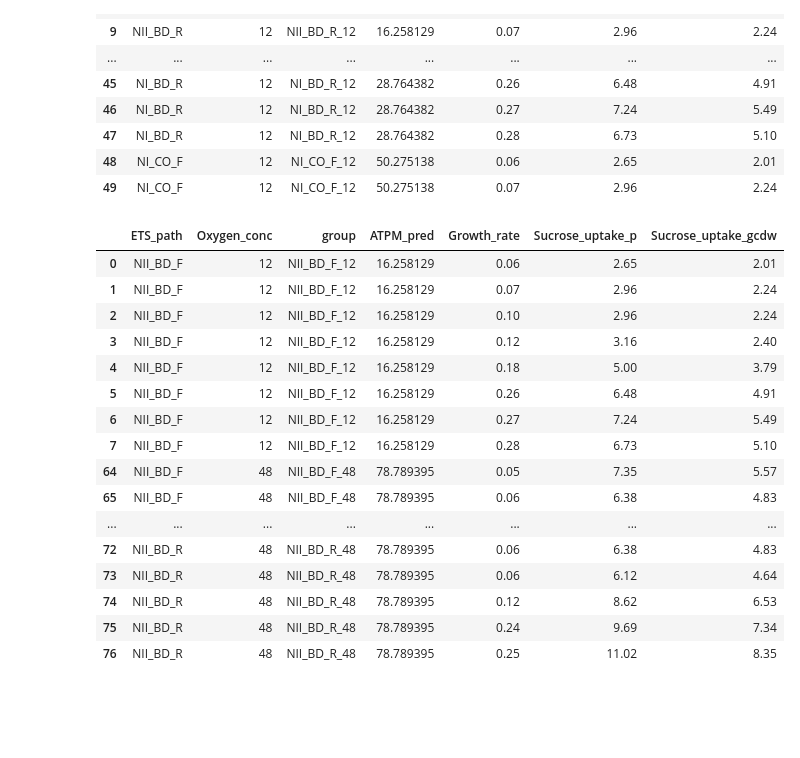
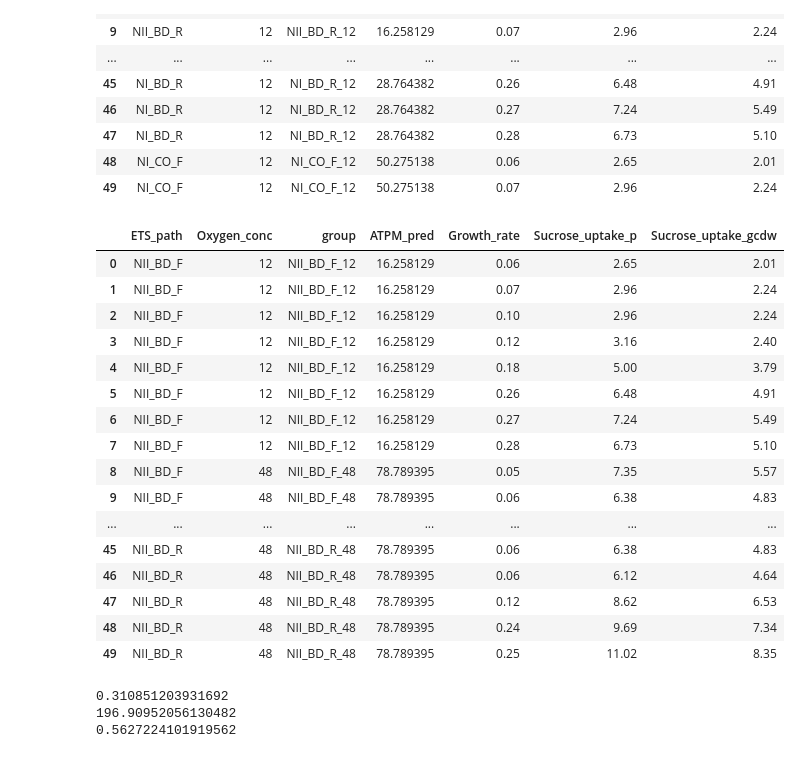
Before and after one commit to alexander-alleman/Azotobactervinelandii_metabolicmodel, a Jupyter notebook: Notebooks/ATPM_compare.ipynb, the cells around one changed output. Drawn from its saved outputs; the diff is of its cells as text; code cells hidden in the pictures; blank space fills up the shorter version.

```diff
--- a/Notebooks/ATPM_compare.ipynb
+++ b/Notebooks/ATPM_compare.ipynb
@@ -130,22 +140,22 @@ def ATP_ratio(df, ATP_total):
 # %%
-ATPM_pred_final = ATPM_pred_merge.sort_values(by=['ETS_path', 'Oxygen_conc'])
+ATPM_pred_final = ATPM_pred_merge.sort_values(by=['ETS_path', 'Oxygen_conc'],ignore_index=True)
 ATPM_pred_final.head(50)
 # %% [output]
 |  | ETS_path | Oxygen_conc | group | ATPM_pred | Growth_rate | Sucrose_uptake_p | Sucrose_uptake_gcdw |
 | 0 | NII_BD_F | 12 | NII_BD_F_12 | 16.258129 | 0.06 | 2.65 | 2.01 |
 | 1 | NII_BD_F | 12 | NII_BD_F_12 | 16.258129 | 0.07 | 2.96 | 2.24 |
 | 2 | NII_BD_F | 12 | NII_BD_F_12 | 16.258129 | 0.10 | 2.96 | 2.24 |
 | 3 | NII_BD_F | 12 | NII_BD_F_12 | 16.258129 | 0.12 | 3.16 | 2.40 |
 | 4 | NII_BD_F | 12 | NII_BD_F_12 | 16.258129 | 0.18 | 5.00 | 3.79 |
 | 5 | NII_BD_F | 12 | NII_BD_F_12 | 16.258129 | 0.26 | 6.48 | 4.91 |
 | 6 | NII_BD_F | 12 | NII_BD_F_12 | 16.258129 | 0.27 | 7.24 | 5.49 |
 | 7 | NII_BD_F | 12 | NII_BD_F_12 | 16.258129 | 0.28 | 6.73 | 5.10 |
-| 64 | NII_BD_F | 48 | NII_BD_F_48 | 78.789395 | 0.05 | 7.35 | 5.57 |
-| 65 | NII_BD_F | 48 | NII_BD_F_48 | 78.789395 | 0.06 | 6.38 | 4.83 |
+| 8 | NII_BD_F | 48 | NII_BD_F_48 | 78.789395 | 0.05 | 7.35 | 5.57 |
+| 9 | NII_BD_F | 48 | NII_BD_F_48 | 78.789395 | 0.06 | 6.38 | 4.83 |
 | ... | ... | ... | ... | ... | ... | ... | ... |
-| 72 | NII_BD_R | 48 | NII_BD_R_48 | 78.789395 | 0.06 | 6.38 | 4.83 |
-| 73 | NII_BD_R | 48 | NII_BD_R_48 | 78.789395 | 0.06 | 6.12 | 4.64 |
-| 74 | NII_BD_R | 48 | NII_BD_R_48 | 78.789395 | 0.12 | 8.62 | 6.53 |
-| 75 | NII_BD_R | 48 | NII_BD_R_48 | 78.789395 | 0.24 | 9.69 | 7.34 |
-| 76 | NII_BD_R | 48 | NII_BD_R_48 | 78.789395 | 0.25 | 11.02 | 8.35 |
+| 45 | NII_BD_R | 48 | NII_BD_R_48 | 78.789395 | 0.06 | 6.38 | 4.83 |
+| 46 | NII_BD_R | 48 | NII_BD_R_48 | 78.789395 | 0.06 | 6.12 | 4.64 |
+| 47 | NII_BD_R | 48 | NII_BD_R_48 | 78.789395 | 0.12 | 8.62 | 6.53 |
+| 48 | NII_BD_R | 48 | NII_BD_R_48 | 78.789395 | 0.24 | 9.69 | 7.34 |
+| 49 | NII_BD_R | 48 | NII_BD_R_48 | 78.789395 | 0.25 | 11.02 | 8.35 |
 # %%
@@ -224,3 +257,43 @@ def growth_rate_prediction(path_to_model, all_paths):
+# %%
+model = cobra.io.load_json_model('../Data/Models/iAA1300.json')
+
+# Make sure glucose is set to zero
+model.reactions.get_by_id("EX_glc__D_e").lower_bound = 0
+model.reactions.get_by_id("EX_glc__D_e").upper_bound = 0
+
+# Make sure model is diazotrophic
+model.reactions.get_by_id("EX_nh4_e").lower_bound = 0
+model.reactions.get_by_id("EX_nh4_e").upper_bound = 0
+
+# set the flux to zero of corresponding reactions in pathway of interest
+model.reactions.get_by_id("NADH6").upper_bound = 0
+model.reactions.get_by_id("NADH6").lower_bound = 0
+
+model.reactions.get_by_id("CYOO2pp").upper_bound = 0
+model.reactions.get_by_id("CYOO2pp").lower_bound = 0
+
+model.reactions.get_by_id("FIX").upper_bound = 0
+model.reactions.get_by_id("FIX").lower_bound = 0
+
+# Set sucrose uptake to maintenance coefficient
+model.reactions.get_by_id("EX_sucr_e").lower_bound = -9.97
+model.reactions.get_by_id("EX_sucr_e").upper_bound = -9.97
+
+# Set ATPM to theoretical derived
+model.reactions.get_by_id("ATPM").upper_bound = 1000
+model.reactions.get_by_id("ATPM").lower_bound = 110.8054
+
+solution = model.optimize()
+
+print(solution.objective_value)
+atp_total_df = metabolite_flux_balance(model.metabolites.atp_c, solution)
+atp_total_prod = ATP_total(atp_total_df)
+print(atp_total_prod)
+print(ATP_ratio(atp_total_df, atp_total_prod))
+# %% [output]
+0.310851203931692
+196.90952056130482
+0.5627224101919562
 # %%
  growth_rate_prediction("../Data/Models/iAA1300.json", all_paths)
 
```
Also changed, not shown: parts of 5 cells of this notebook, 2 other files.
